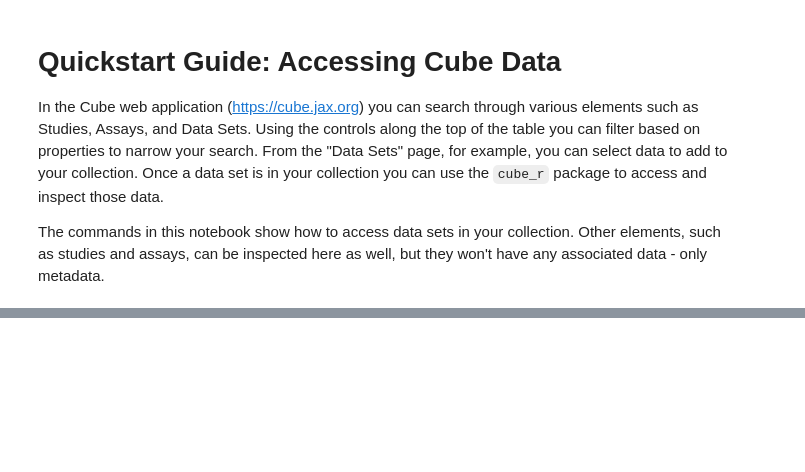
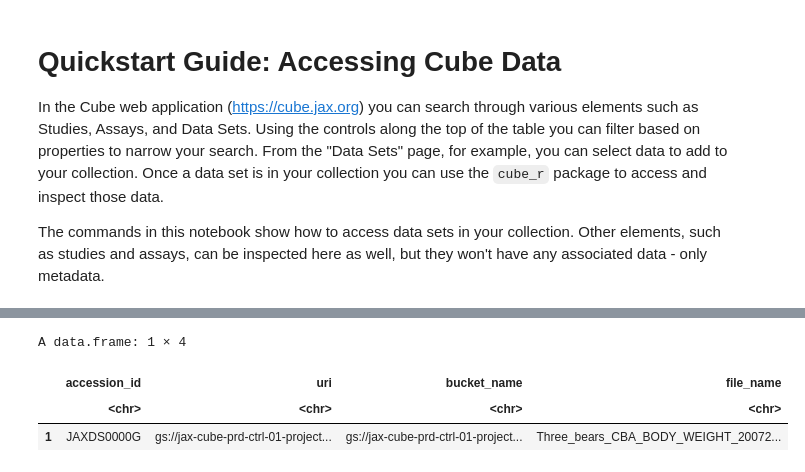
Before and after one commit to TheJacksonLaboratory/cube_retreat, a Jupyter notebook: cube_access_quickstart.ipynb, the cells around one changed output, grey strips where cells are left out. Saved outputs shown, nothing was run; the diff lists cells and outputs as text; code cells hidden in the pictures; blank space fills up the shorter version.

```diff
--- a/cube_access_quickstart.ipynb
+++ b/cube_access_quickstart.ipynb
@@ -109,0 +74,8 @@ Auth0DeviceAuth:
+# %%
+uri = cube_api$parse_storage_uri(response)[1,]
+uri
+# %% [output]
+A data.frame: 1 × 4
+|  | accession_id | uri | bucket_name | file_name |
+|  | <chr> | <chr> | <chr> | <chr> |
+| 1 | JAXDS0000G | gs://jax-cube-prd-ctrl-01-project... | gs://jax-cube-prd-ctrl-01-project... | Three_bears_CBA_BODY_WEIGHT_20072... |
```
Also changed, not shown: parts of 14 cells of this notebook, 1 other file.
